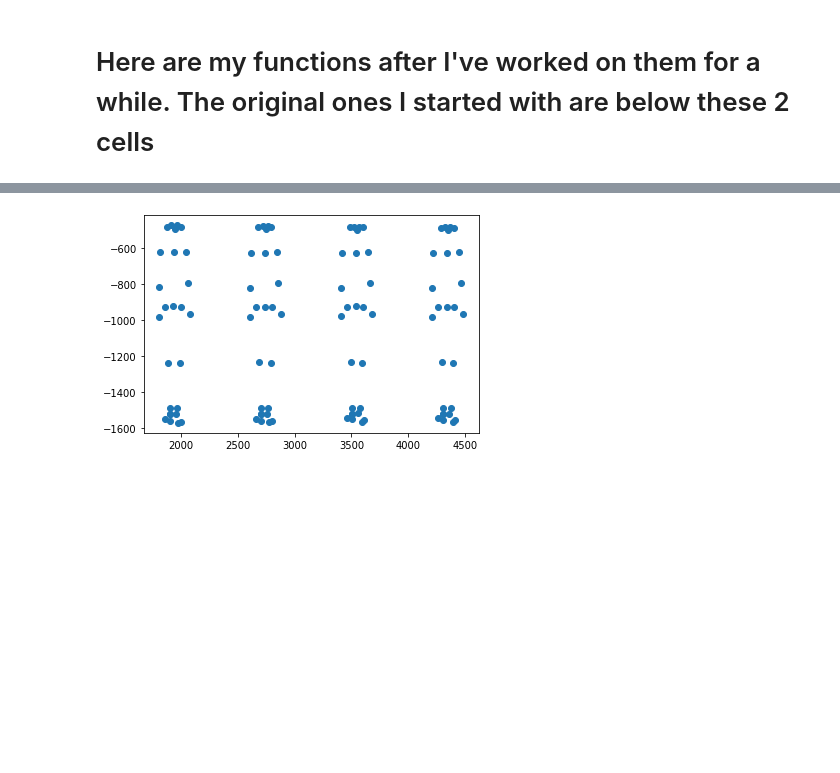
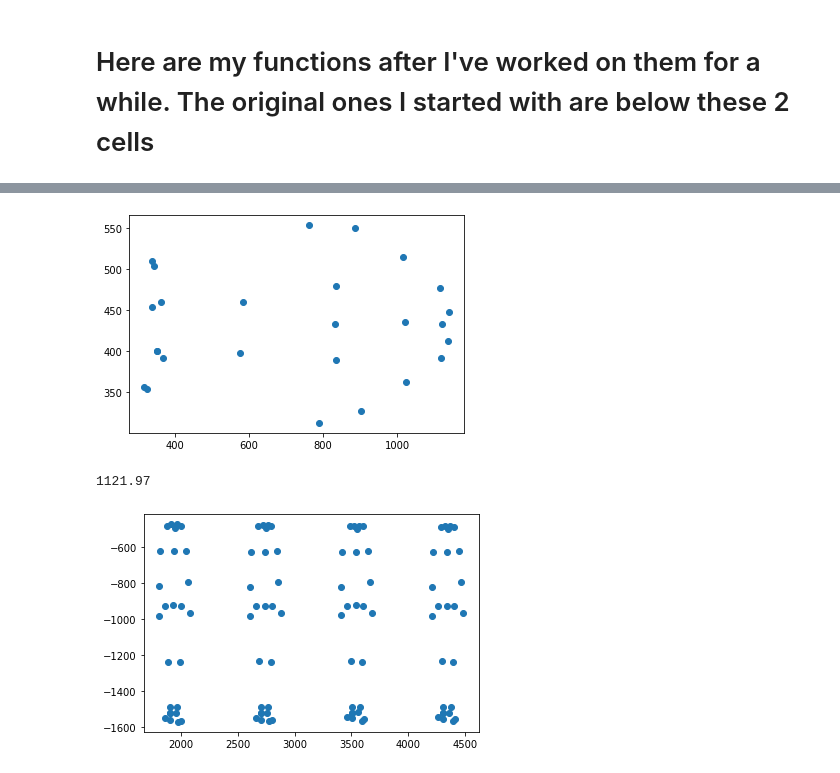
Before and after one commit to nrush23/Machine-Learning-2022, a Jupyter notebook: Kouh_Example.ipynb, the cells around one changed output, grey strips where cells are left out. Drawn from its saved outputs; the diff is of its cells as text; code cells hidden in the pictures; blank space fills up the shorter version.

```diff
--- a/Kouh_Example.ipynb
+++ b/Kouh_Example.ipynb
@@ -123,6 +155,7 @@ Archive:  /content/file.zip
 import os
 from os.path import exists, join, basename, splitext
 import json
+import matplotlib.pyplot as plt
 
 data = [];
 
@@ -130,12 +163,25 @@ data = [];
 #Takes all the jsons and puts them into one data array to be
 #accessed in getCoord()
 def sortFiles():
-  rawFiles = os.listdir('/content/content/openpose/output')
+  rawFiles = os.listdir('/content/OpenPose Sample Output')
   rawFiles.sort()
   for file in rawFiles:
-    openFile = open('/content/content/openpose/output/' + file)
+    openFile = open('/content/OpenPose Sample Output/' + file)
     data.append(json.load(openFile))
     openFile.close()
+
+def sortFiles2(fileName):
+  rawFiles = os.listdir('/content/OpenPose Sample Output')
+  rawFiles.sort()
+  for file in rawFiles:
+    if fileName in file:
+      openFile = open('/content/OpenPose Sample Output/' + file)
+      temp = json.load(openFile)
+      if len(temp['people']) == 0:
+        temp = {'version': 1.3, 'people':[{'person_id': [-1], 'pose_keypoints_2d':[0]*75}]}
+      data.append(temp)
+      # data.append(json.load(openFile))
+      openFile.close()
 
 #the function that actually lets us retrieve our coordinate values
 #I realized the pattern for accessing a specific keypoint's coordinate is
@@ -156,3 +202,20 @@ def getKpArray(frameStart, frameEnd, keypoint):
     kp.append(getCoord(frame, keypoint, 'x'))
     kp.append(getCoord(frame, keypoint, 'y'))
   return kp
+
+
+#gets all the x and y coordinates so that we can make a scatterplot
+#offsets the x value by 800 per frame so the sticks aren't on top
+#of eachother. The y is negative because the stick figures were upside down
+def displayGraph(frameStart, frameEnd):
+  xCords=[]
+  yCords=[]
+  for frame in range(frameStart, frameEnd + 1):
+    for kp in range(0,26):
+      xCords.append(getCoord(frame,kp,'x') + frame * 800)
+      yCords.append(-getCoord(frame,kp,'y'))
+  plt.scatter(xCords, yCords)
+  plt.show()
+
+
+sortFiles2('Ashita2_')
@@ -161,3 +345,12 @@ def getKpArray(frameStart, frameEnd, keypoint):
+# %%
+sortFiles()
+
+displayGraph(0,0)
+
+print(getCoord(0,1,'x'))
+# %% [output]
+[figure, added]
+1121.97
 # %%
 import matplotlib.pyplot as plt
 
```
Also changed, not shown: parts of 14 cells of this notebook.
